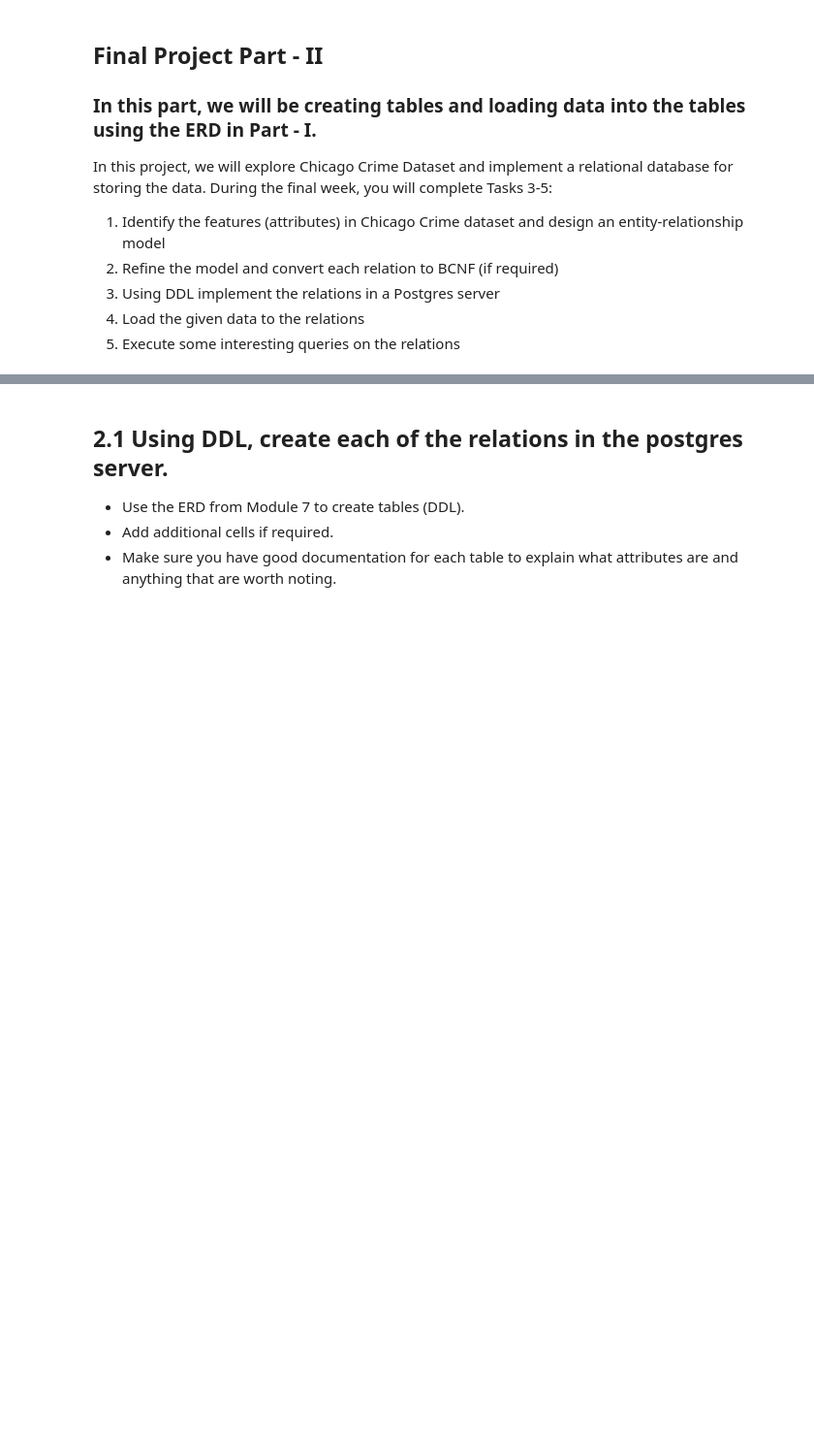
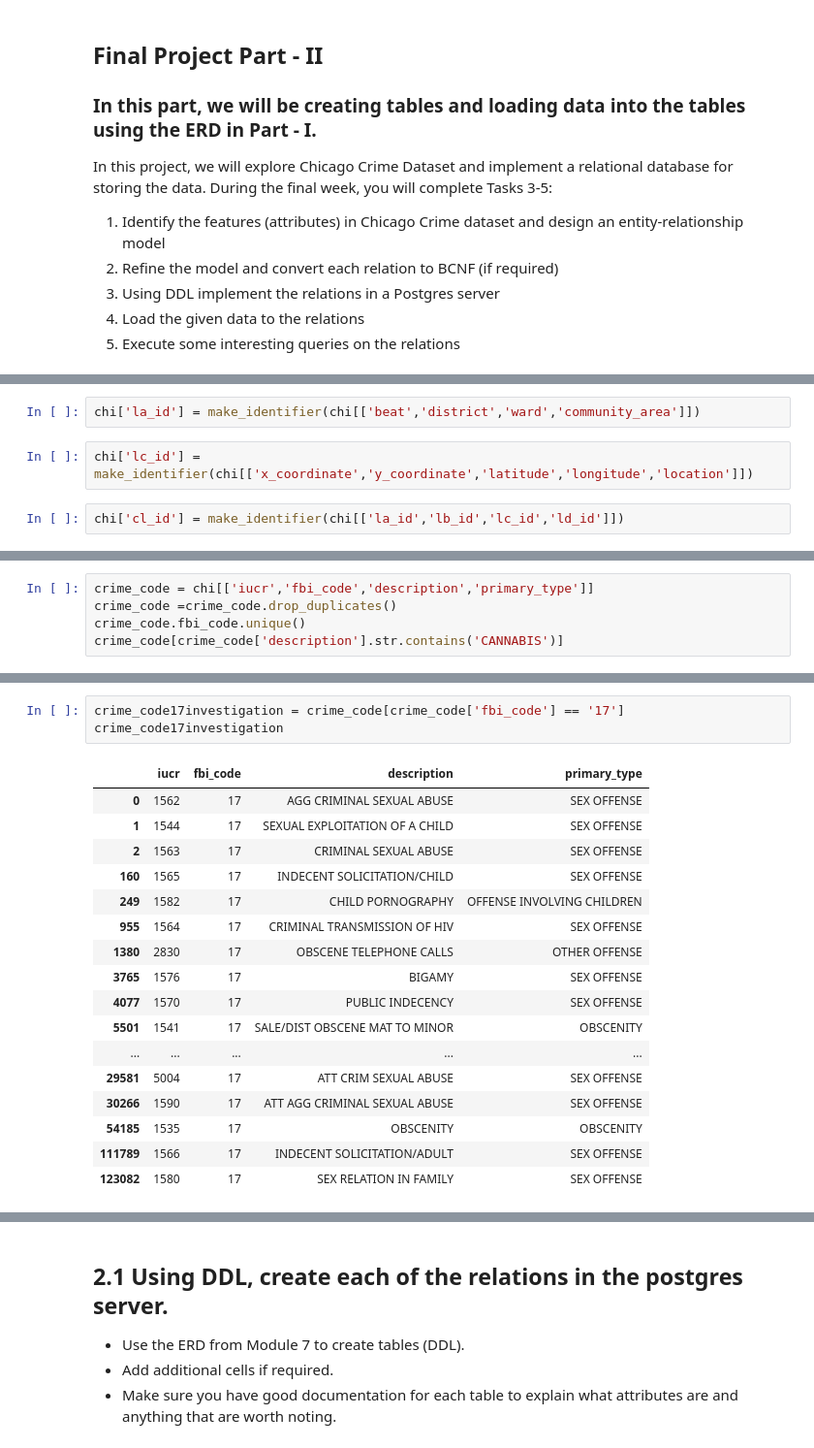
Before and after one commit to may96cc/f21dsa7030, a Jupyter notebook: module8/final_project/Final-Project-Part-II.ipynb, the cells around one changed output, grey strips where cells are left out. Shown at 97% size. Cells and saved outputs as stored; diff of their text form; blank space fills up the shorter version.

```diff
--- a/module8/final_project/Final-Project-Part-II.ipynb
+++ b/module8/final_project/Final-Project-Part-II.ipynb
@@ -12,0 +82,6 @@ In this project, we will explore Chicago Crime Dataset and implement a relationa
+# %%
+chi['la_id'] = make_identifier(chi[['beat','district','ward','community_area']])
+# %%
+chi['lc_id'] = make_identifier(chi[['x_coordinate','y_coordinate','latitude','longitude','location']])
+# %%
+chi['cl_id'] = make_identifier(chi[['la_id','lb_id','lc_id','ld_id']])
@@ -12,0 +137,5 @@ In this project, we will explore Chicago Crime Dataset and implement a relationa
+# %%
+crime_code = chi[['iucr','fbi_code','description','primary_type']]
+crime_code =crime_code.drop_duplicates()
+crime_code.fbi_code.unique()
+crime_code[crime_code['description'].str.contains('CANNABIS')]
@@ -12,0 +151,21 @@ In this project, we will explore Chicago Crime Dataset and implement a relationa
+# %%
+crime_code17investigation = crime_code[crime_code['fbi_code'] == '17']
+crime_code17investigation
+# %% [output]
+|  | iucr | fbi_code | description | primary_type |
+| 0 | 1562 | 17 | AGG CRIMINAL SEXUAL ABUSE | SEX OFFENSE |
+| 1 | 1544 | 17 | SEXUAL EXPLOITATION OF A CHILD | SEX OFFENSE |
+| 2 | 1563 | 17 | CRIMINAL SEXUAL ABUSE | SEX OFFENSE |
+| 160 | 1565 | 17 | INDECENT SOLICITATION/CHILD | SEX OFFENSE |
+| 249 | 1582 | 17 | CHILD PORNOGRAPHY | OFFENSE INVOLVING CHILDREN |
+| 955 | 1564 | 17 | CRIMINAL TRANSMISSION OF HIV | SEX OFFENSE |
+| 1380 | 2830 | 17 | OBSCENE TELEPHONE CALLS | OTHER OFFENSE |
+| 3765 | 1576 | 17 | BIGAMY | SEX OFFENSE |
+| 4077 | 1570 | 17 | PUBLIC INDECENCY | SEX OFFENSE |
+| 5501 | 1541 | 17 | SALE/DIST OBSCENE MAT TO MINOR | OBSCENITY |
+| ... | ... | ... | ... | ... |
+| 29581 | 5004 | 17 | ATT CRIM SEXUAL ABUSE | SEX OFFENSE |
+| 30266 | 1590 | 17 | ATT AGG CRIMINAL SEXUAL ABUSE | SEX OFFENSE |
+| 54185 | 1535 | 17 | OBSCENITY | OBSCENITY |
+| 111789 | 1566 | 17 | INDECENT SOLICITATION/ADULT | SEX OFFENSE |
+| 123082 | 1580 | 17 | SEX RELATION IN FAMILY | SEX OFFENSE |
```
Also changed, not shown: parts of 75 cells of this notebook, 2 other files.
